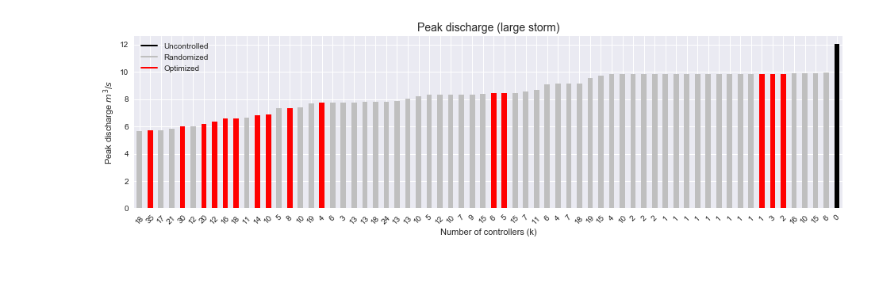
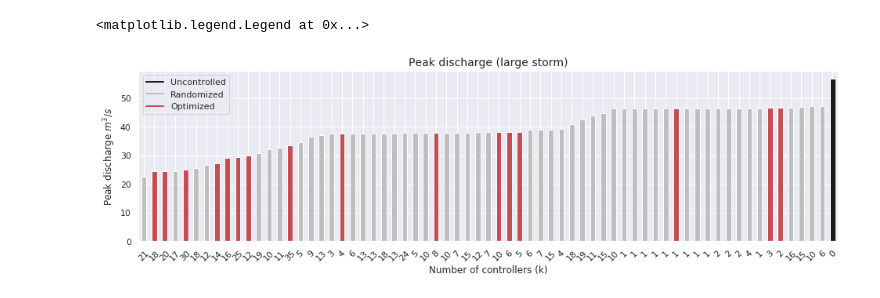
Before and after one commit to Mark-S-Bartlett/hydraulic-controller-placement, a Jupyter notebook: notebooks/FIG_full_performance.ipynb, the cells around one changed output. Drawn from its saved outputs; the diff is of its cells as text; code cells hidden in the pictures; blank space fills up the shorter version.

```diff
--- a/notebooks/FIG_full_performance.ipynb
+++ b/notebooks/FIG_full_performance.ipynb
@@ -26,7 +26,7 @@ var = {}
 maxes = {}
 
 for fn in os.listdir(output_dir):
-    if ('phi10' in fn) or ('naive' in fn) or ('uncontrolled' in fn):
+    if (('phi50' in fn) or ('naive' in fn) or ('uncontrolled' in fn)) and (not 'under' in fn):
         basename = fn.split('.out')[0]
         outfall = swmmtoolbox.extract('../data/out/{0}'.format(fn), 'system,Flow_leaving_outfalls,11')
         var[basename] = outfall.var()[0]
@@ -125,17 +130,18 @@ plt.savefig('../img/full_perf_max_med.png', bbox_inches='tight')
 # %%
 fig, ax = plt.subplots(figsize=(16,4))
-max40 = maxes[maxes.index.str.contains('4in')].sort_values()
+max40 = maxes[maxes.index.str.contains('23.38mm')].sort_values()
 colors = pd.Series(max40.index.str.split('_').str[0]).map({'linear' : 'r', 'naive' : '0.75', 'uncontrolled' : 'k'})
-max40.index = pd.Series(max40.index.str.extract('k(\d+)')).replace(np.nan, '0').values
+max40.index = max40.index.str.extract('k(\d+)').replace(np.nan, '0').values.ravel()
 max40.plot(kind='bar', colors=colors, rot=45)
 plt.title('Peak discharge (large storm)', size=14)
 ax.set_xlabel('Number of controllers (k)')
 ax.set_ylabel('Peak discharge $m^3/s$')
 custom_lines = [Line2D([0], [0], color='k', lw=2),
                 Line2D([0], [0], color='0.75', lw=2),
                 Line2D([0], [0], color='r', lw=2)]
 
 ax.legend(custom_lines, ['Uncontrolled', 'Randomized', 'Optimized'], loc=2)
-plt.savefig('../img/full_perf_max_large.png', bbox_inches='tight')
+#plt.savefig('../img/full_perf_max_large.png', bbox_inches='tight')
 # %% [output]
+<matplotlib.legend.Legend at 0x...>
-[figure, old version]
+[figure, new version]
```
Also changed, not shown: parts of 5 cells of this notebook, 12 other files.
